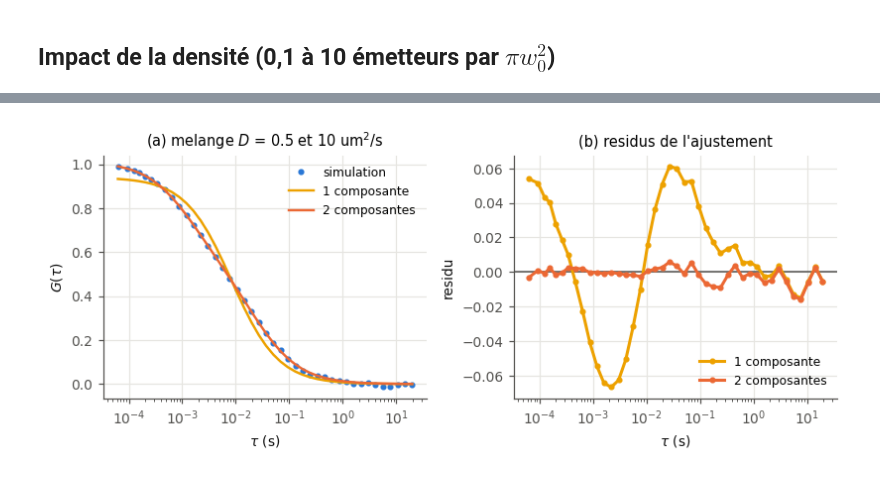
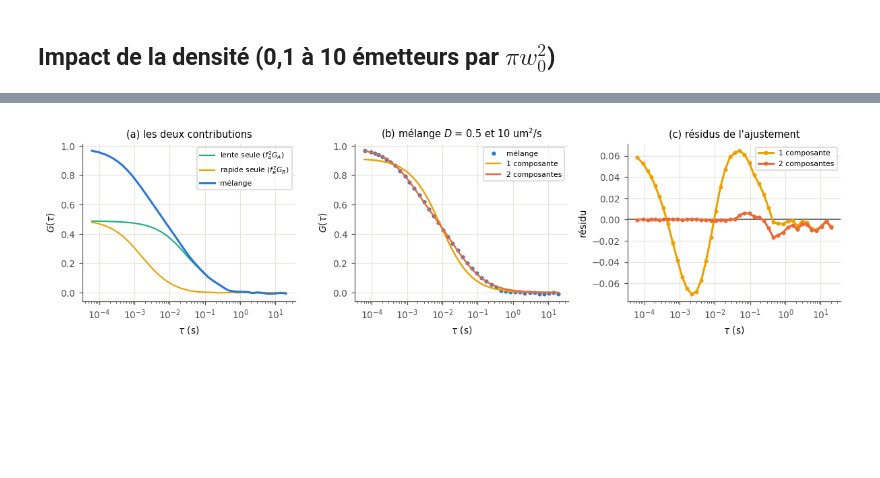
Before and after one commit to EliasOuelletOviedo/Analyse-des-signaux, a Jupyter notebook: Devoir 2/Devoir 2.ipynb, the cells around one changed output, grey strips where cells are left out. Saved outputs shown, nothing was run; the diff lists cells and outputs as text; code cells hidden in the pictures; blank space fills up the shorter version.

```diff
--- a/Devoir 2/Devoir 2.ipynb
+++ b/Devoir 2/Devoir 2.ipynb
@@ -9,16 +9,17 @@
 import numpy as np
 import matplotlib.pyplot as plt
 from matplotlib.patches import Circle, FancyArrowPatch
-from scipy.special import erf, i0e, i1e
+from scipy.special import erf
 from scipy.optimize import curve_fit
 
 CAT = ["#2a78d6", "#eb6834", "#1baf7a", "#eda100", "#e87ba4", "#008300", "#4a3aa7", "#e34948"]
-SEQ = ["#86b6ef", "#5598e7", "#2a78d6", "#256abf", "#184f95", "#0d366b"]
+SEQ = ["#86b6ef", "#70a8eb", "#599be8", "#458ce1", "#327ed9", "#2974d0",
+       "#266ec5", "#2365b7", "#1d59a4", "#174d91", "#12417e", "#0d366b"]
 GRIS = "#52514e"
 
 def seq(k):
     """
-    k couleurs ordonnees, du bleu clair au bleu fonce.
+    k couleurs ordonnées, du bleu clair au bleu foncé.
     """
 
     indices = np.linspace(0, len(SEQ) - 1, k).round().astype(int)
@@ -41,7 +42,7 @@ plt.rcParams.update({
     "axes.grid": True,
     "grid.color": "#e6e5e1",
     "grid.linewidth": 0.8,
-    "legend.frameon": False,
+    "legend.frameon": True,
     "legend.fontsize": 8,
     "lines.linewidth": 2,
     "lines.markersize": 4,
@@ -183,14 +167,15 @@ def simuler(dom, D, T, dt, n=1, f_immobile=0.0, seed=0, mesure=None, bloc=None):
     """
     n trajectoires browniennes 2D dans le domaine `dom`.
 
-    D : coefficient de diffusion (um^2/s) ; T, dt : duree et pas de temps (s)
+    D : coefficient de diffusion (um^2/s)
+    T, dt : durée et pas de temps (s)
     f_immobile : fraction de particules fixes
-    mesure : fonction appliquee a un bloc de positions (nb,n,2) -> (nb,...) ;
+    mesure : fonction appliquée à un bloc de positions (nb,n,2) -> (nb,...) ;
              si fournie, seules ces valeurs sont conservees
     Retour : t (nt,) et positions (nt,n,2) ou mesures (nt,...)
 
-    Les domaines `exact` sont simules par blocs vectorises (somme cumulee des pas
-    puis repliement) ; les autres, pas de temps par pas de temps.
+    Les domaines `exact` sont simulés par blocs vectorisés (somme cumulée des pas
+    puis repliement).
     """
 
     rng = np.random.default_rng(seed)
@@ -237,7 +222,7 @@ def simuler(dom, D, T, dt, n=1, f_immobile=0.0, seed=0, mesure=None, bloc=None):
 
 def bruit_localisation(R, sigma, seed=1):
     """
-    Erreur de localisation : bruit blanc gaussien ajoute a chaque position mesuree.
+    Erreur de localisation : bruit blanc gaussien ajouté à chaque position mesurée.
     """
 
     return R + np.random.default_rng(seed).normal(0., sigma, R.shape)
@@ -1511,48 +1660,66 @@ $N \sim 1$.
 # %%
 DA = 0.5   # coefficient de diffusion de la population lente, um^2/s
 DB = 10.0  # coefficient de diffusion de la population rapide, um^2/s
-NE = 0.5   # densite de chaque population, emetteurs par surface effective
+NE = 0.5   # densité de chaque population, émetteurs par surface effective
 nA = n_particules(NE, L3**2, W0)
+nB = n_particules(NE, L3**2, W0)
 
-DT_MIX = W0**2/(4*DB)/50
-T_MIX = 1000*W0**2/(4*DA)
-Gs = []
+DT_MIX = W0**2/(4*DB)/50        # 50 points par tau_D de la population rapide
+T_MIX = 1000*W0**2/(4*DA)       # 1000 tau_D de la population lente
 
-for k in range(4):
-    _, FA = traces(Boite(L3), DA, T_MIX, DT_MIX, nA, Faisceau(W0), cps=CPS, shot=False, seed=300 + k)
-    _, FB = traces(Boite(L3), DB, T_MIX, DT_MIX, nA, Faisceau(W0), cps=CPS, shot=False, seed=400 + k)
-    tau, g = correlation(grenaille(FA + FB, k), dt=DT_MIX)
-    Gs.append(g)
+# une autocorrelation par population, puis combinaison ponderee
+tau, GA, _, _ = fcs(Boite(L3), DA, T_MIX, DT_MIX, nA, Faisceau(W0), n_rep=8, seed=33, cps=CPS)
+tau, GB, _, _ = fcs(Boite(L3), DB, T_MIX, DT_MIX, nB, Faisceau(W0), n_rep=8, seed=77, cps=CPS)
 
-G2 = np.mean(Gs, 0)
+fA = nA/(nA + nB)               # fractions d'intensite (brillance identique)
+fB = nB/(nA + nB)
+G2 = fA**2*GA + fB**2*GB
 
 r1 = ajuste_fcs(tau, G2, W0)
 p, _ = curve_fit(modele_fcs2, tau, G2, maxfev=40000, p0=[G2[:3].mean(), W0**2/(4*DA), W0**2/(4*DB), .5])
 
-fig, ax = plt.subplots(1, 2, figsize=(7.5, 3.2))
+fig, ax = plt.subplots(1, 3, figsize=(11, 3.1))
 
-ax[0].plot(tau, G2, "o", color=CAT[0], ms=3, label="simulation")
-ax[0].plot(tau, modele_fcs(tau, 1/r1["N"], r1["tau_D"]), color=CAT[3], lw=1.6, label="1 composante")
-ax[0].plot(tau, modele_fcs2(tau, *p), color=CAT[1], lw=1.6, label="2 composantes")
+ax[0].plot(tau, fA**2*GA, color=CAT[2], lw=1.4, label="lente seule ($f_A^2 G_A$)")
+ax[0].plot(tau, fB**2*GB, color=CAT[3], lw=1.4, label="rapide seule ($f_B^2 G_B$)")
+ax[0].plot(tau, G2, color=CAT[0], lw=2, label="mélange")
 ax[0].set_xscale("log")
 ax[0].set_xlabel("$\\tau$ (s)")
 ax[0].set_ylabel("$G(\\tau)$")
-ax[0].legend()
-ax[0].set_title("(a) melange $D$ = %g et %g um$^2$/s" % (DA, DB))
+ax[0].legend(fontsize=7)
+ax[0].set_title("(a) les deux contributions")
 
-ax[1].axhline(0, color=GRIS, lw=1)
-ax[1].plot(tau, G2 - modele_fcs(tau, 1/r1["N"], r1["tau_D"]), "o-", color=CAT[3], ms=3, label="1 composante")
-ax[1].plot(tau, G2 - modele_fcs2(tau, *p), "o-", color=CAT[1], ms=3, label="2 composantes")
+ax[1].plot(tau, G2, "o", color=CAT[0], ms=3, label="mélange")
+ax[1].plot(tau, modele_fcs(tau, 1/r1["N"], r1["tau_D"]), color=CAT[3], lw=1.6, label="1 composante")
+ax[1].plot(tau, modele_fcs2(tau, *p), color=CAT[1], lw=1.6, label="2 composantes")
 ax[1].set_xscale("log")
 ax[1].set_xlabel("$\\tau$ (s)")
-ax[1].set_ylabel("residu")
-ax[1].legend()
-ax[1].set_title("(b) residus de l'ajustement")
+ax[1].set_ylabel("$G(\\tau)$")
+ax[1].legend(fontsize=7)
+ax[1].set_title("(b) mélange $D$ = %g et %g um$^2$/s" % (DA, DB))
+
+ax[2].axhline(0, color=GRIS, lw=1)
+ax[2].plot(tau, G2 - modele_fcs(tau, 1/r1["N"], r1["tau_D"]), "o-", color=CAT[3], ms=3,
+           label="1 composante")
+ax[2].plot(tau, G2 - modele_fcs2(tau, *p), "o-", color=CAT[1], ms=3, label="2 composantes")
+ax[2].set_xscale("log")
+ax[2].set_xlabel("$\\tau$ (s)")
+ax[2].set_ylabel("résidu")
+ax[2].legend(fontsize=7)
+ax[2].set_title("(c) résidus de l'ajustement")
 
 plt.show()
 
-print("1 composante : N = %.2f   D = %.2f um2/s  (aucune des deux valeurs simulees)" % (r1["N"], r1["D"]))
-print("2 composantes: N = %.2f   D1 = %.2f (%.1f)   D2 = %.1f (%.1f)   fraction lente = %.2f (0.50)"
+print("Echantillonnage : dt = %.1f us (rapide), T = %.1f s (lente), %d points"
+      % (1e6*DT_MIX, T_MIX, int(T_MIX/DT_MIX)))
+print("Amplitudes      : G_A(0) = %.2f -> N_A = %.2f  |  G_B(0) = %.2f -> N_B = %.2f"
+      % (GA[:3].mean(), 1/GA[:3].mean(), GB[:3].mean(), 1/GB[:3].mean()))
+print("Melange         : G(0) = %.3f -> N = %.2f  (attendu %.2f)"
+      % (G2[:3].mean(), 1/G2[:3].mean(), 2*NE))
+print()
+print("1 composante : N = %.2f   D = %.2f um2/s  (aucune des deux valeurs simulées)"
+      % (r1["N"], r1["D"]))
+print("2 composantes: N = %.2f   D_lent = %.2f (%.1f)   D_rapide = %.1f (%.1f)   fraction lente = %.2f (0.50)"
       % (1/p[0], W0**2/(4*p[1]), DA, W0**2/(4*p[2]), DB, p[3]))
 # %% [output]
-[figure, old version]
+[figure, new version]
```
Also changed, not shown: parts of 45 cells of this notebook.
